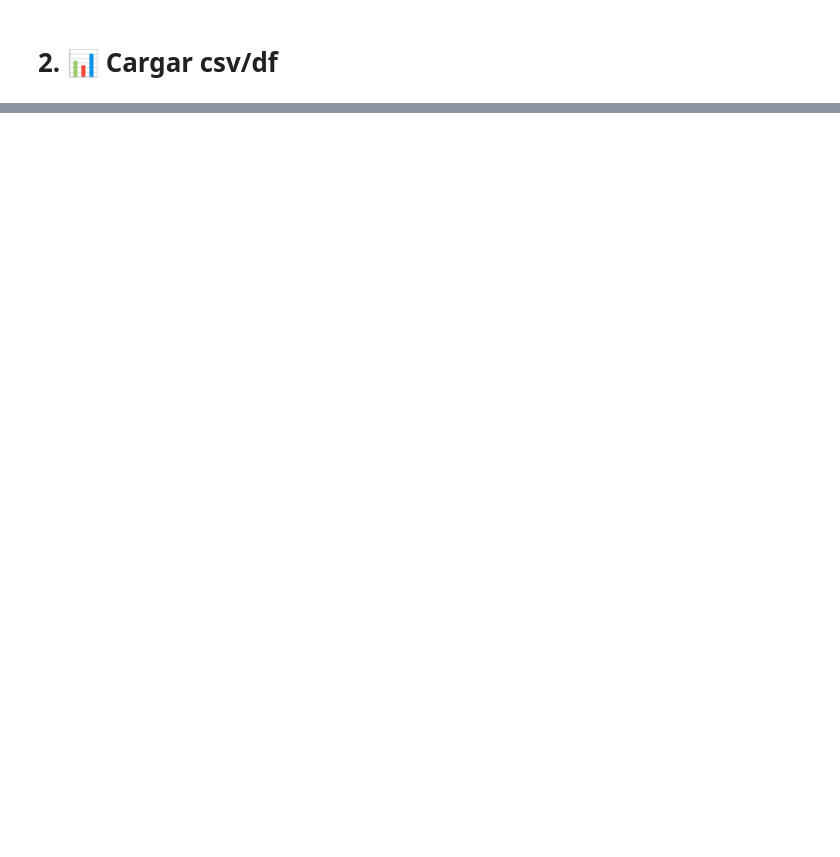
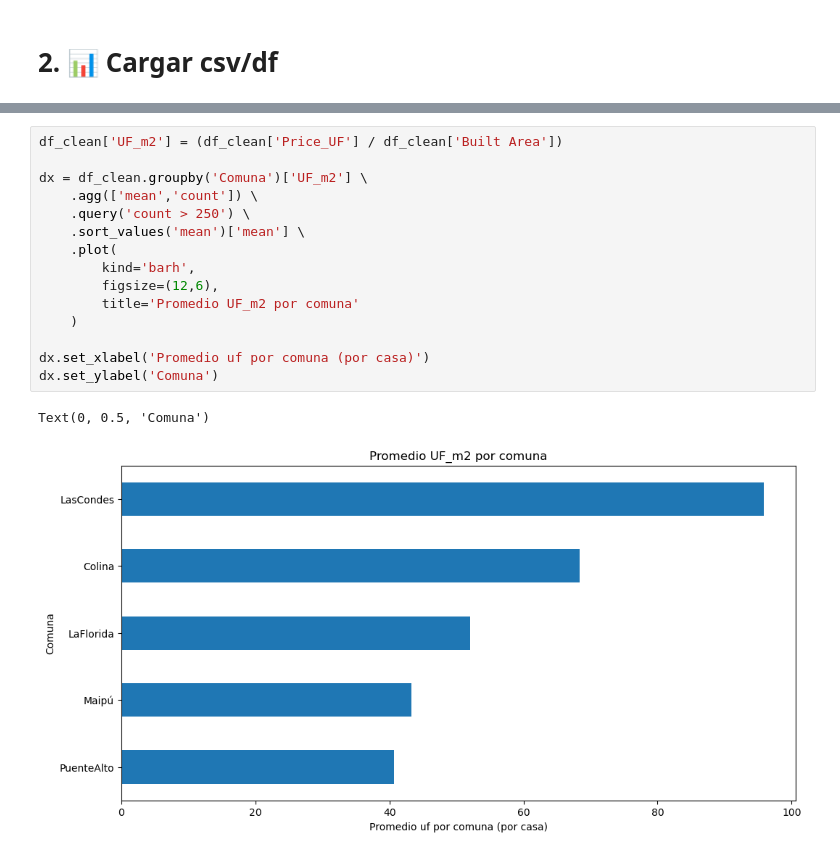
Before and after one commit to FMaulen/propiedades-chile, a Jupyter notebook: notebooks/clean.ipynb, the cells around one changed output, grey strips where cells are left out. Cells and saved outputs as stored; diff of their text form; blank space fills up the shorter version.

```diff
--- a/notebooks/clean.ipynb
+++ b/notebooks/clean.ipynb
@@ -287,0 +252,18 @@ df_clean.to_csv('../data/processed/casas_chile_limpio.csv', index=False)
+# %%
+df_clean['UF_m2'] = (df_clean['Price_UF'] / df_clean['Built Area'])
+
+dx = df_clean.groupby('Comuna')['UF_m2'] \
+    .agg(['mean','count']) \
+    .query('count > 250') \
+    .sort_values('mean')['mean'] \
+    .plot(
+        kind='barh',
+        figsize=(12,6),
+        title='Promedio UF_m2 por comuna'
+    )
+
+dx.set_xlabel('Promedio uf por comuna (por casa)')
+dx.set_ylabel('Comuna')
+# %% [output]
+Text(0, 0.5, 'Comuna')
+[figure, added]
```
Also changed, not shown: parts of 63 cells of this notebook, 10 other files.
